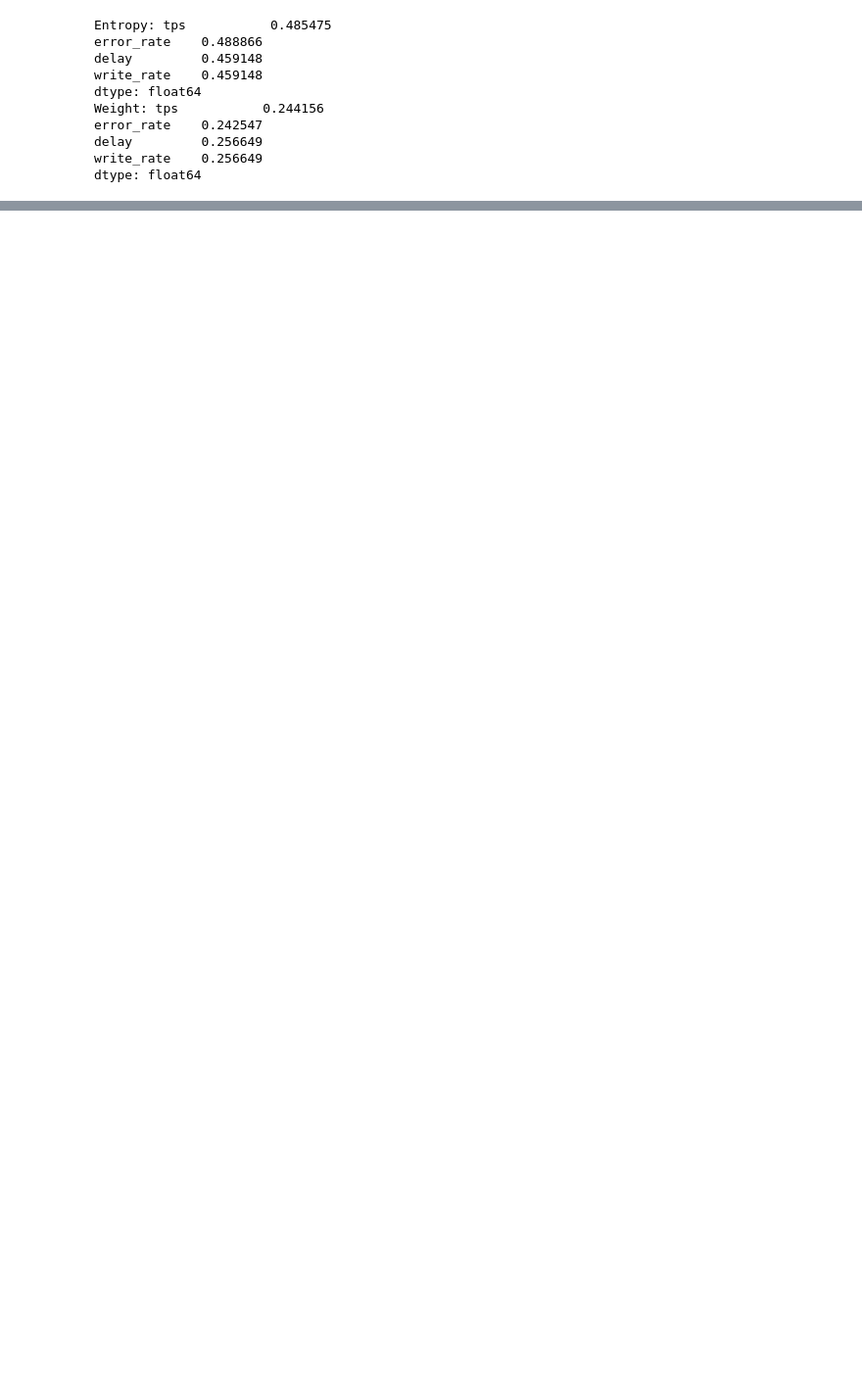
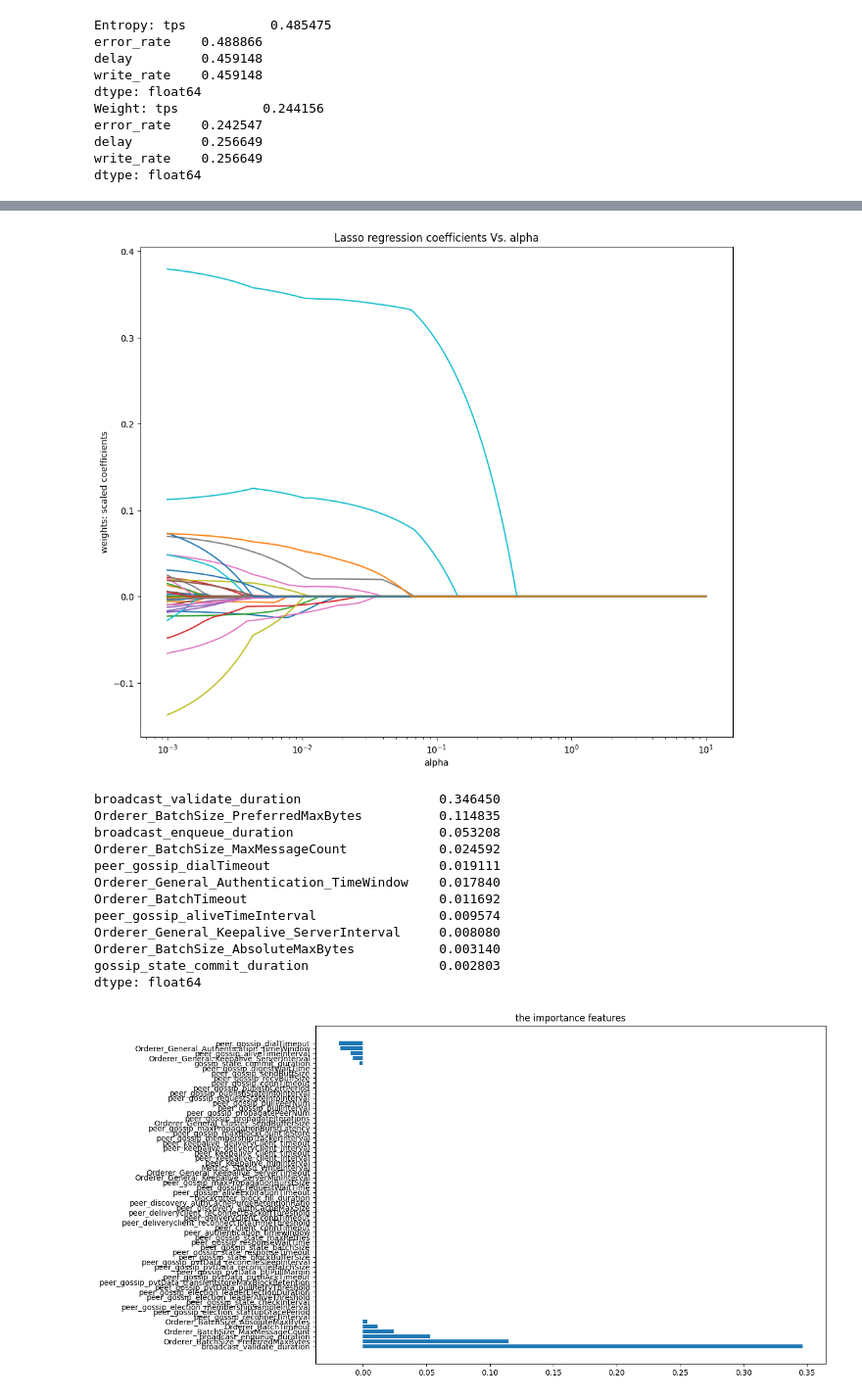
Before and after one commit to regancz/Auto-Tuning-HLF, a Jupyter notebook: Model/data_visualization.ipynb, the cells around one changed output, grey strips where cells are left out. Shown: that part at 98% size. Saved outputs shown, nothing was run; the diff lists cells and outputs as text; code cells hidden in the pictures; blank space fills up the shorter version.

```diff
--- a/Model/data_visualization.ipynb
+++ b/Model/data_visualization.ipynb
@@ -36,0 +105,19 @@ dtype: float64
+# %%
+from Model.performance_analyze import get_dataset_lasso
+
+get_dataset_lasso(engine)
+# %% [output]
+[figure, added]
+broadcast_validate_duration                  0.346450
+Orderer_BatchSize_PreferredMaxBytes          0.114835
+broadcast_enqueue_duration                   0.053208
+Orderer_BatchSize_MaxMessageCount            0.024592
+peer_gossip_dialTimeout                      0.019111
+Orderer_General_Authentication_TimeWindow    0.017840
+Orderer_BatchTimeout                         0.011692
+peer_gossip_aliveTimeInterval                0.009574
+Orderer_General_Keepalive_ServerInterval     0.008080
+Orderer_BatchSize_AbsoluteMaxBytes           0.003140
+gossip_state_commit_duration                 0.002803
+dtype: float64
+[figure, added]
```
Also changed, not shown: parts of 13 cells of this notebook, 31 other files.
